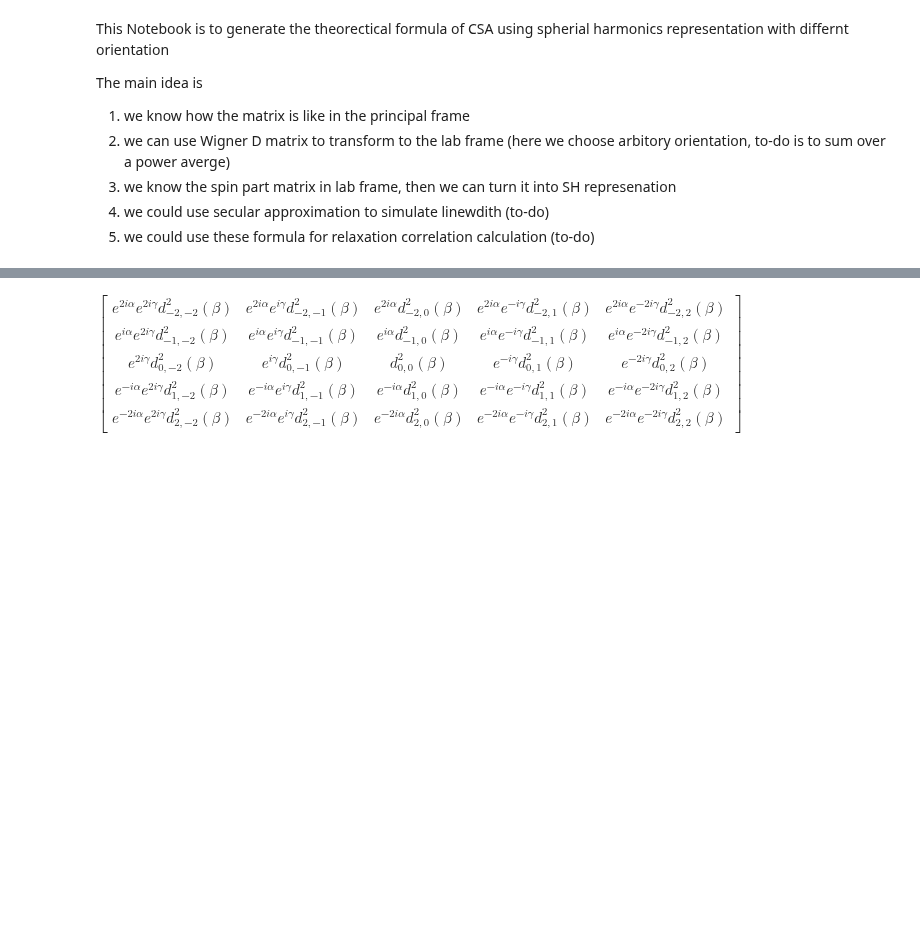
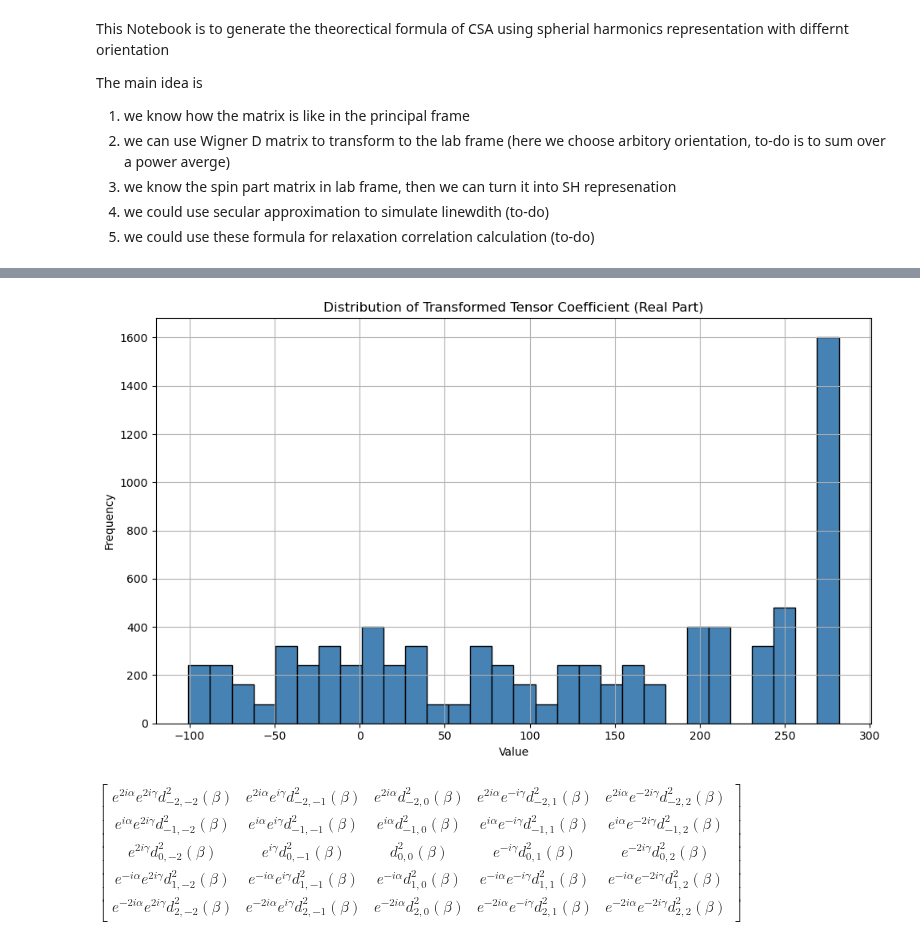
Before and after one commit to Xyunyao/KChannel_torsion_angle, a Jupyter notebook: analysis_notebooks/spherical_tensor_analysis.ipynb, the cells around one changed output, grey strips where cells are left out. Cells and saved outputs as stored; diff of their text form; code cells hidden in the pictures; blank space fills up the shorter version.

```diff
--- a/analysis_notebooks/spherical_tensor_analysis.ipynb
+++ b/analysis_notebooks/spherical_tensor_analysis.ipynb
@@ -105,0 +72,19 @@ TypeError: Cannot convert expression to float
+# %%
+expr = T_transformed_simplified[2]*np.sqrt(2/3) # use your actual expression index here
+
+# Constant values
+iso_val = 170
+delta_xx_val = 95
+delta_yy_val = 190
+delta_zz_val = 3 * iso_val - delta_xx_val - delta_yy_val  # 510 - 285 = 225
+delta_val = delta_zz_val-iso_val  #
+
+alpha_val = 0
+beta_val = 0
+gamma_val = 0
+
+# Create a lambdified function for fast numeric evaluation
+expr_func = sp.lambdify((alpha, beta, gamma, iso, delta_xx, delta_yy, delta_zz), expr, modules="numpy")
+value = expr_func(alpha_val, beta_val, gamma_val, iso_val, delta_xx_val, delta_yy_val, delta_zz_val) + iso_val/3
+
+print(f"chemical shift: {value:.2f} ppm")
@@ -105,0 +93,61 @@ TypeError: Cannot convert expression to float
+# %%
+import sympy as sp
+import numpy as np
+import matplotlib.pyplot as plt
+
+# Define symbols
+alpha, beta, gamma = sp.symbols('alpha beta gamma')
+iso, delta_xx, delta_yy, delta = sp.symbols('iso delta_xx delta_yy delta')
+
+# Example expression list (replace this with your actual one)
+# Assuming T_transformed_simplified is already defined
+# For example: T_transformed_simplified = [some sympy expressions...]
+# Here we mock one expression for illustration:
+# T_transformed_simplified = [some complex expression involving alpha, beta, gamma, etc.]
+
+# Select the expression you want to scan
+expr = T_transformed_simplified[2]*np.sqrt(2/3) # use your actual expression index here
+
+# Constant values
+iso_val = 170
+delta_xx_val = 95
+delta_yy_val = 190
+delta_zz_val = 3 * iso_val - delta_xx_val - delta_yy_val  # 510 - 285 = 225
+delta_val = iso_val -delta_zz_val  # 170 - 225 = -55
+
+# Create a lambdified function for fast numeric evaluation
+expr_func = sp.lambdify((alpha, beta, gamma, iso, delta_xx, delta_yy, delta), expr, modules="numpy")
+
+# Define scan grid
+alpha_vals = np.linspace(0, 2 * np.pi, 20)
+beta_vals = np.linspace(0, np.pi, 20)
+gamma_vals = np.linspace(0, 2 * np.pi, 20)
+
+# Storage for results
+results = []
+
+# Evaluate on grid
+for a in alpha_vals:
+    for b in beta_vals:
+        for g in gamma_vals:
+            try:
+                value = expr_func(a, b, g, iso_val, delta_xx_val, delta_yy_val, delta_val)
+                results.append(((a, b, g), np.real(value)+ iso_val/3))  # Add iso_val to the result
+            except Exception as e:
+                print(f"Error at (α={a:.2f}, β={b:.2f}, γ={g:.2f}): {e}")
+
+# Print a few results
+for orientation, val in results[:5]:
+    a, b, g = orientation
+    print(f"(α={a:.2f}, β={b:.2f}, γ={g:.2f}) → {val:.2f}")
+
+# Plot histogram
+plt.figure(figsize=(10, 6))
+plt.hist([val for _, val in results], bins=30, color='steelblue', edgecolor='black')
+plt.title('Distribution of Transformed Tensor Coefficient (Real Part)')
+plt.xlabel('Value')
+plt.ylabel('Frequency')
+plt.grid(True)
+plt.tight_layout()
+plt.show()
+# %% [output]
@@ -106,3 +159,4 @@ TypeError: Cannot convert expression to float
+[figure, added]
 # %%
 D_2
 # %% [output]
```
Also changed, not shown: parts of 4 cells of this notebook.
